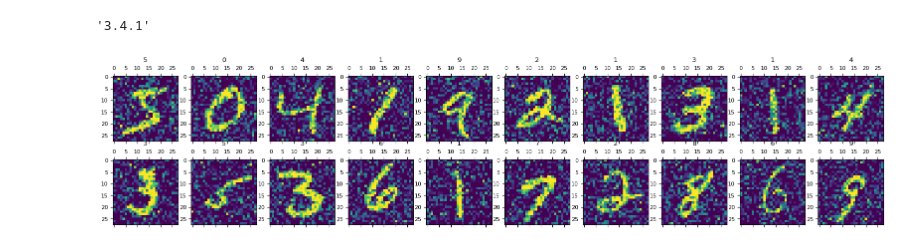
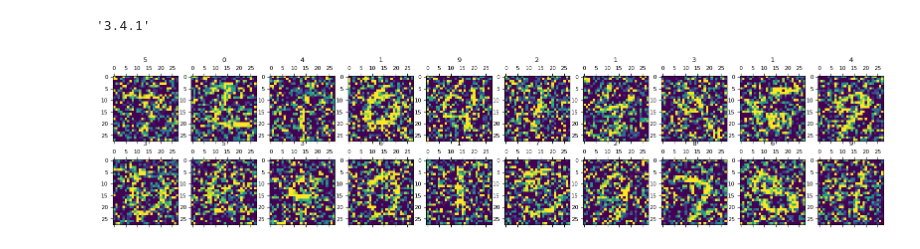
Before and after one commit to acts701/Audio, a Jupyter notebook: 241028_AE.ipynb, the cells around one changed output. Cells and saved outputs as stored; diff of their text form; code cells hidden in the pictures.

```diff
--- a/241028_AE.ipynb
+++ b/241028_AE.ipynb
@@ -30,18 +30,19 @@ keras.__version__
 # %%
 level_of_noise = 0.7
 # %%
+
 (x_train, y_train), (x_test, y_test) = keras.datasets.mnist.load_data()
 x_train, x_test = x_train/255, x_test/255
-x_trainFlattened = x_train.reshape(-1, 28*28)
-x_testFlattened = x_test.reshape(-1, 28*28)
+x_train_f = x_train.reshape(-1, 28*28)
+x_test_f = x_test.reshape(-1, 28*28)
 
-noise = level_of_noise * np.random.normal(loc=0.0, scale=1.0, size=(x_trainFlattened.shape))
-x_trainNoisyFlattened = x_trainFlattened + noise
-x_trainNoisyFlattened = np.clip(x_trainNoisyFlattened, 0, 1)
+noise = level_of_noise * np.random.normal(loc=0.0, scale=1.0, size=(x_train_f.shape))
+x_train_f_n = x_train_f + noise
+x_train_f_n = np.clip(x_train_f_n, 0, 1)
 
-noise = level_of_noise * np.random.normal(loc=0.0, scale=1.0, size=(x_testFlattened.shape))
-x_testNoiseFlattened = x_testFlattened + noise
-x_testNoiseFlattened = np.clip(x_testNoiseFlattened, 0, 1)
+noise = level_of_noise * np.random.normal(loc=0.0, scale=1.0, size=(x_test_f.shape))
+x_test_f_n = x_test_f + noise
+x_test_f_n = np.clip(x_test_f_n, 0, 1)
 
 # plt.imshow(x_trainNoise[0].reshape(28,28))
 # pst(x_train) Shape(60000, 28, 28)
@@ -56,16 +57,16 @@ x_testNoiseFlattened = np.clip(x_testNoiseFlattened, 0, 1)
 # %%
 # fig, axs = plt.subplots(2, 10, sharey=False, tight_layout=True, figsize=(20,4), facecolor='white')
 fig, axs = plt.subplots(2, 10, figsize=(20,4))
 
 n = 0
 for i in range(0,2):
     for j in range(0,10):
-        axs[i,j].matshow(x_trainNoise[n].reshape(28,28))
+        axs[i,j].matshow(x_test_f_n[n].reshape(28,28))
         axs[i,j].set(title = y_train[n])
         n=n+1
 plt.show()
 # %% [output]
-[figure, old version]
+[figure, new version]
 # %%
 def f_ModelAcc():
     modelAcc = keras.models.Sequential([
```
Also changed, not shown: parts of 11 cells of this notebook.
